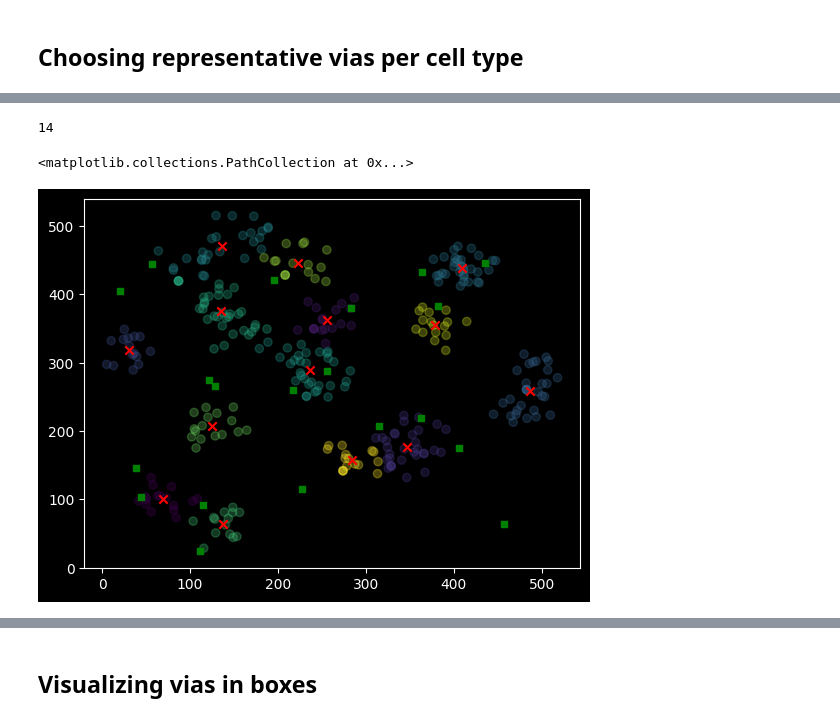
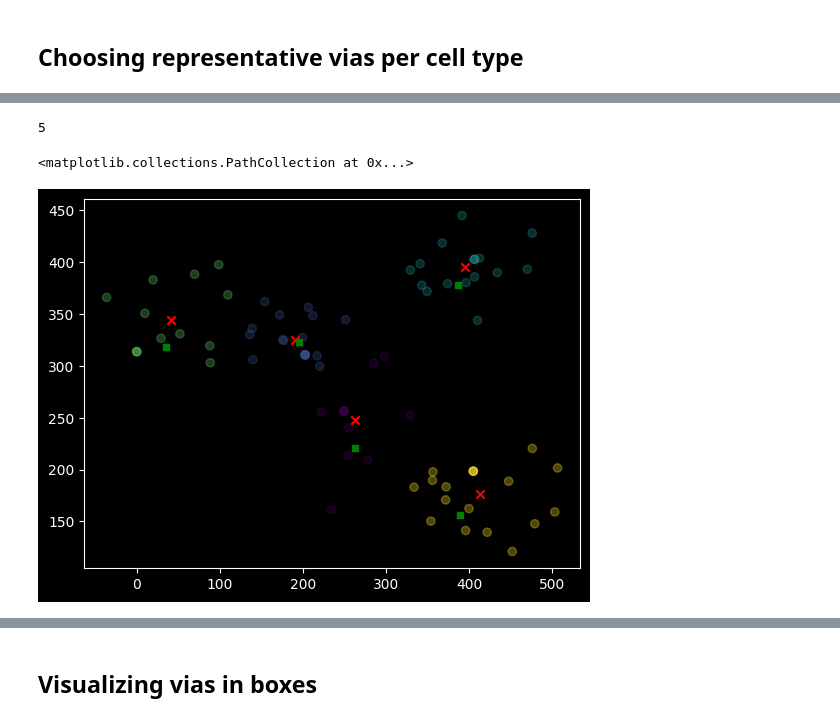
Before and after one commit to Souren-0/Bachelor_Thesis, a Jupyter notebook: Point_Cloud_Identification.ipynb, the cells around one changed output, grey strips where cells are left out. Saved outputs shown, nothing was run; the diff lists cells and outputs as text; code cells hidden in the pictures.

```diff
--- a/Point_Cloud_Identification.ipynb
+++ b/Point_Cloud_Identification.ipynb
@@ -42,4 +44,28 @@ from matplotlib import pyplot as plt
 plt.style.use('dark_background')
 # %% [markdown]
 ## Generate synthetic dataset
+# %%
+import random
+def random_points(box, amount, margin=0.0):
+    (x_min, y_min), (x_max, y_max) = box
+    return [(random.uniform(x_min + margin, x_max - margin), random.uniform(y_min + margin, y_max - margin)) for _ in range(round(amount))]
+
+def jitter_vias(vias, jitter_range, box):
+    (x_min, y_min), (x_max, y_max) = box
+    box_diagonal = ((x_max - x_min)**2 + (y_max - y_min)**2) ** 0.5
+    jitter_range = box_diagonal * jitter_range
+    jittered = []
+    for x, y in vias:
+        new_x = min(max(x + random.uniform(-jitter_range, jitter_range), x_min), x_max)
+        new_y = min(max(y + random.uniform(-jitter_range, jitter_range), y_min), y_max)
+        jittered.append((new_x, new_y))
+    return jittered
+
+def delete_vias(vias, amount, _=None, absolute_amount=False):
+    amount = amount if absolute_amount else len(vias) * amount
+    return random.sample(vias, len(vias) - round(amount))
+
+def add_vias(vias, amount, box, absolute_amount=False):
+    amount = amount if absolute_amount else len(vias) * amount
+    return vias + random_points(box, round(amount))
 # %%
@@ -99,18 +133,23 @@ for test_type in test_types:
 
 test_data = {"Test_tile_1" : test_cells[:2500], "Test_tile_2" : test_cells[2500:]}
 # %%
-with open("./Data/Test_Data.pickle", "wb") as f:
+filename = f"{label_difficulty.name}_Labels_{cell_difficulty.name}_Cells"
+
+with open(f"./Data/Test_Data_{filename}.pickle", "wb") as f:
     pickle.dump(test_data, f)
-with open("./Labels/representatives_test_data.json", "w") as f:
+with open(f"./Labels/representatives_{filename}.json", "w") as f:
     json.dump(test_type_representatives, f)
 # %% [markdown]
 ## Load data
 # %%
 datasets = {
     "28nm_chip" : { 'path' : './Data/Chip_Data_28nm.pickle', 'representatives' : './Labels/representatives_28nm_chip.json' },
-    "test_data" : { 'path' : './Data/Test_Data.pickle', 'representatives' : './Labels/representatives_test_data.json'}}
+    "easy_easy" : { 'path' : './Data/Test_Data_EASY_Labels_EASY_Cells.pickle', 'representatives' : './Labels/representatives_EASY_Labels_EASY_Cells.json'},
+    "easy_hard" : { 'path' : './Data/Test_Data_EASY_Labels_HARD_Cells.pickle', 'representatives' : './Labels/representatives_EASY_Labels_HARD_Cells.json'},
+    "hard_easy" : { 'path' : './Data/Test_Data_HARD_Labels_EASY_Cells.pickle', 'representatives' : './Labels/representatives_HARD_Labels_EASY_Cells.json'},
+    "hard_hard" : { 'path' : './Data/Test_Data_HARD_Labels_HARD_Cells.pickle', 'representatives' : './Labels/representatives_HARD_Labels_HARD_Cells.json'}}
 
-dataset = "test_data"
+dataset = "easy_easy"
 chip_data_file = datasets[dataset]["path"]
 
 chip_data = None
@@ -415,13 +452,14 @@ def find_representative_vias(cell_type, plot=False) -> NDArray:
 
     return means
 # %%
-find_representative_vias('TEST_TYPE10', plot=True)
-plt.scatter(*zip(*representatives['TEST_TYPE10']), marker='s', s=20, c='green')
+cell_type = cell_types[1]
+find_representative_vias(cell_type, plot=True)
+plt.scatter(*zip(*representatives[cell_type]), marker='s', s=20, c='green')
 # Looks much better....
 # %% [output]
-14
+5
 <matplotlib.collections.PathCollection at 0x...>
-[figure, old version]
+[figure, new version]
 # %%
 # Extend representatives if needed
 extension = 0
```
Also changed, not shown: parts of 11 cells of this notebook.
